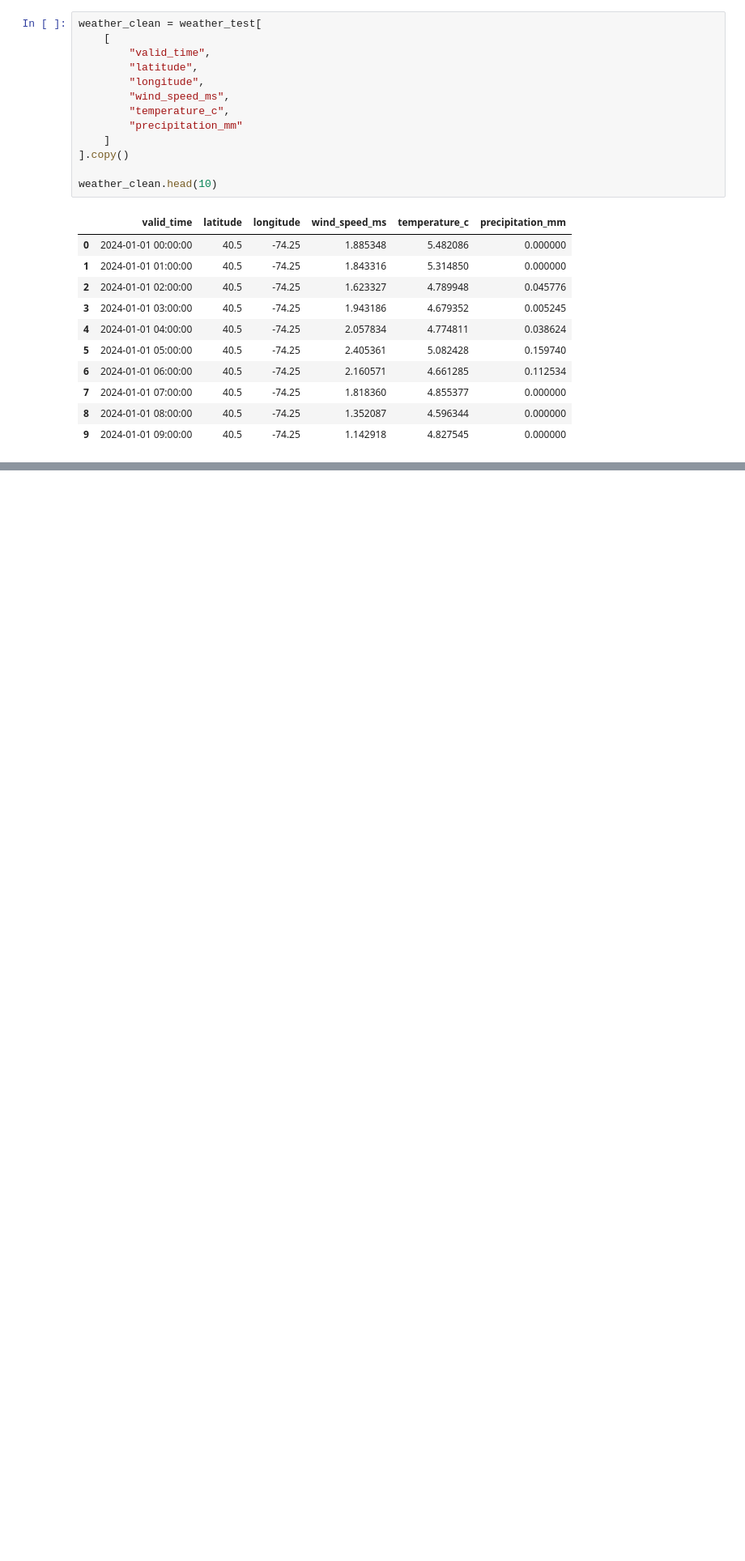
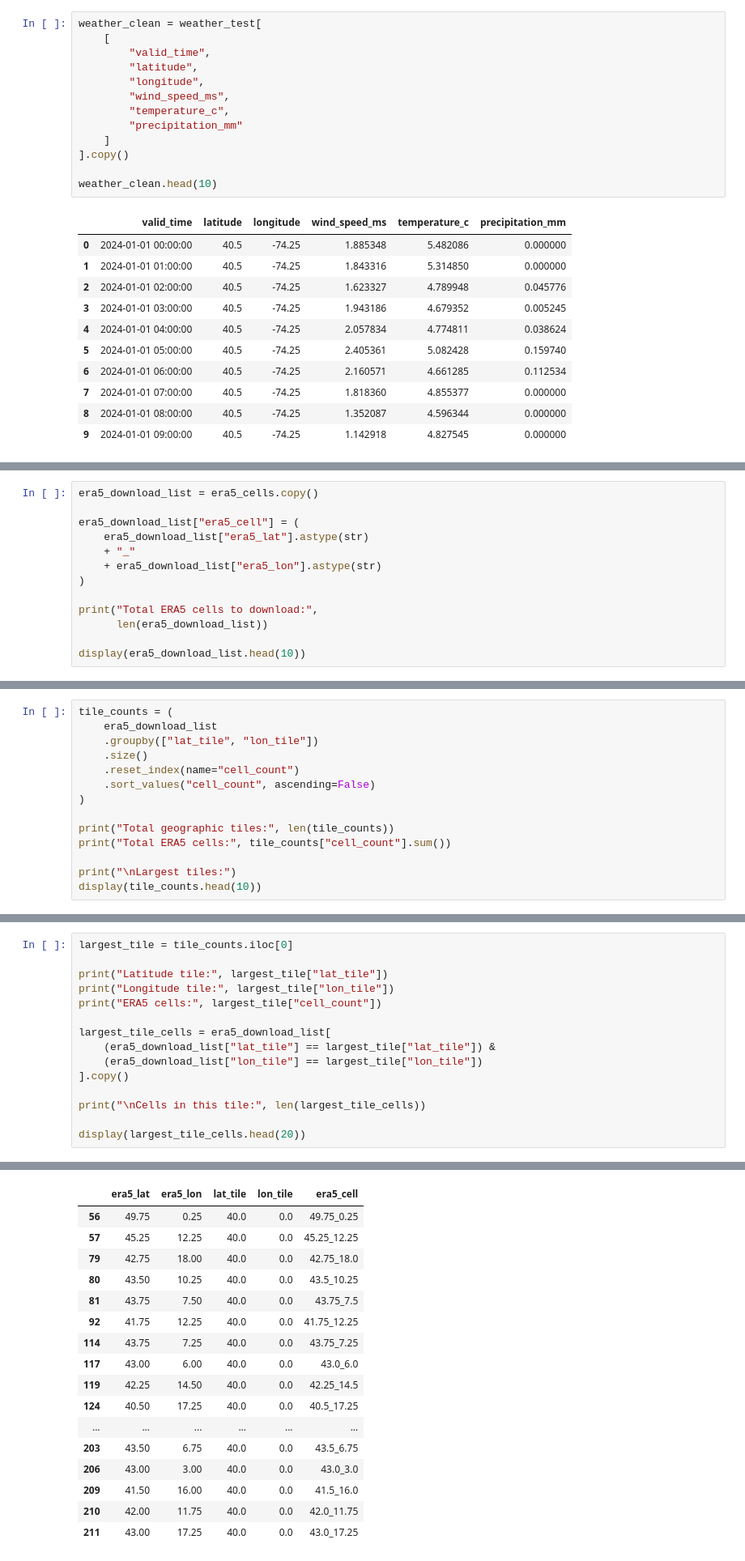
Before and after one commit to Suprabhat4970/MarineGuard-AI, a Jupyter notebook: ml/Weather_Forecasting_Model.ipynb, the cells around one changed output, grey strips where cells are left out. Shown at 81% size. Drawn from its saved outputs; the diff is of its cells as text; blank space fills up the shorter version.

```diff
--- a/ml/Weather_Forecasting_Model.ipynb
+++ b/ml/Weather_Forecasting_Model.ipynb
@@ -1148,0 +1198,13 @@ weather_clean.head(10)
+# %%
+era5_download_list = era5_cells.copy()
+
+era5_download_list["era5_cell"] = (
+    era5_download_list["era5_lat"].astype(str)
+    + "_"
+    + era5_download_list["era5_lon"].astype(str)
+)
+
+print("Total ERA5 cells to download:",
+      len(era5_download_list))
+
+display(era5_download_list.head(10))
@@ -1148,0 +1224,14 @@ weather_clean.head(10)
+# %%
+tile_counts = (
+    era5_download_list
+    .groupby(["lat_tile", "lon_tile"])
+    .size()
+    .reset_index(name="cell_count")
+    .sort_values("cell_count", ascending=False)
+)
+
+print("Total geographic tiles:", len(tile_counts))
+print("Total ERA5 cells:", tile_counts["cell_count"].sum())
+
+print("\nLargest tiles:")
+display(tile_counts.head(10))
@@ -1148,0 +1254,16 @@ weather_clean.head(10)
+# %%
+largest_tile = tile_counts.iloc[0]
+
+print("Latitude tile:", largest_tile["lat_tile"])
+print("Longitude tile:", largest_tile["lon_tile"])
+print("ERA5 cells:", largest_tile["cell_count"])
+
+largest_tile_cells = era5_download_list[
+    (era5_download_list["lat_tile"] == largest_tile["lat_tile"]) &
+    (era5_download_list["lon_tile"] == largest_tile["lon_tile"])
+].copy()
+
+print("\nCells in this tile:", len(largest_tile_cells))
+
+display(largest_tile_cells.head(20))
+# %% [output]
@@ -1148,0 +1275,17 @@ weather_clean.head(10)
+|  | era5_lat | era5_lon | lat_tile | lon_tile | era5_cell |
+| 56 | 49.75 | 0.25 | 40.0 | 0.0 | 49.75_0.25 |
+| 57 | 45.25 | 12.25 | 40.0 | 0.0 | 45.25_12.25 |
+| 79 | 42.75 | 18.00 | 40.0 | 0.0 | 42.75_18.0 |
+| 80 | 43.50 | 10.25 | 40.0 | 0.0 | 43.5_10.25 |
+| 81 | 43.75 | 7.50 | 40.0 | 0.0 | 43.75_7.5 |
+| 92 | 41.75 | 12.25 | 40.0 | 0.0 | 41.75_12.25 |
+| 114 | 43.75 | 7.25 | 40.0 | 0.0 | 43.75_7.25 |
+| 117 | 43.00 | 6.00 | 40.0 | 0.0 | 43.0_6.0 |
+| 119 | 42.25 | 14.50 | 40.0 | 0.0 | 42.25_14.5 |
+| 124 | 40.50 | 17.25 | 40.0 | 0.0 | 40.5_17.25 |
+| ... | ... | ... | ... | ... | ... |
+| 203 | 43.50 | 6.75 | 40.0 | 0.0 | 43.5_6.75 |
+| 206 | 43.00 | 3.00 | 40.0 | 0.0 | 43.0_3.0 |
+| 209 | 41.50 | 16.00 | 40.0 | 0.0 | 41.5_16.0 |
+| 210 | 42.00 | 11.75 | 40.0 | 0.0 | 42.0_11.75 |
+| 211 | 43.00 | 17.25 | 40.0 | 0.0 | 43.0_17.25 |
```
Also changed, not shown: parts of 21 cells of this notebook.
